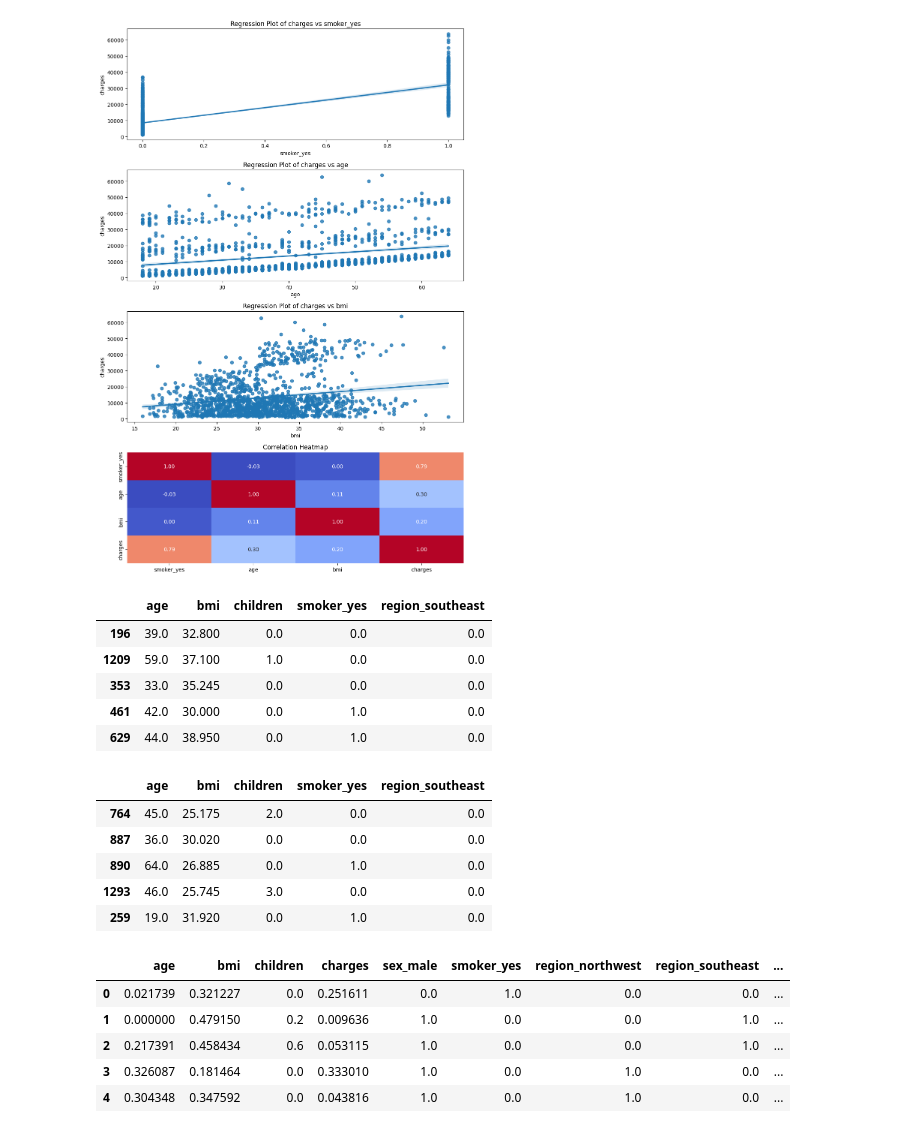
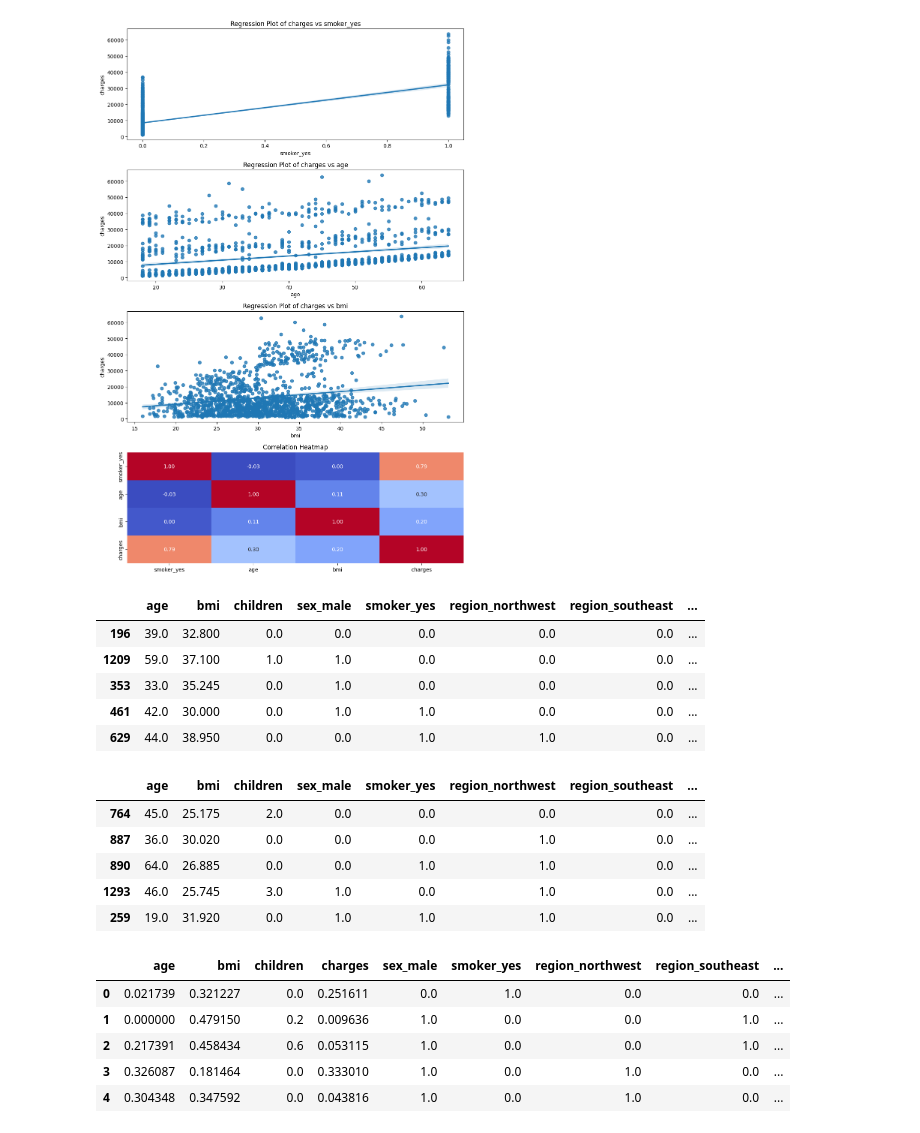
Before and after one commit to Cebm178/linear-regression-project-tutorial, a Jupyter notebook: src/explore.ipynb, the cells around one changed output. Saved outputs shown, nothing was run; the diff lists cells and outputs as text; code cells hidden in the pictures.

```diff
--- a/src/explore.ipynb
+++ b/src/explore.ipynb
@@ -163,47 +165,47 @@ plt.show()
 # %%
 # The target variable is: 'charges'
 target_column = 'charges'
 X = df_encoded.drop(columns=[target_column])
 y = df_encoded[target_column]
 
 # Train-test split
 X_train, X_test, y_train, y_test = train_test_split(X,
                                                     y,
                                                     test_size=0.1,
                                                     random_state=42)
 
 # Feature selection using SelectKBest with f_regression (for regression tasks)
-selection_model = SelectKBest(f_regression, k=5)
+selection_model = SelectKBest(f_regression, k=8)
 selection_model.fit(X_train, y_train)
 
 # Get boolean mask of selected features
 support_mask = selection_model.get_support()
 
 # Get the selected column names from the original DataFrame
 selected_columns = X_train.columns[support_mask]
 
 # Transform the train and test sets to retain only selected features
 X_train = pd.DataFrame(selection_model.transform(X_train), columns=selected_columns, index=X_train.index)
 X_test = pd.DataFrame(selection_model.transform(X_test), columns=selected_columns, index=X_test.index)
 
 # Display the first few rows of selected features in the training set
 X_train.head()
 # %% [output]
-|  | age | bmi | children | smoker_yes | region_southeast |
-| 196 | 39.0 | 32.800 | 0.0 | 0.0 | 0.0 |
-| 1209 | 59.0 | 37.100 | 1.0 | 0.0 | 0.0 |
-| 353 | 33.0 | 35.245 | 0.0 | 0.0 | 0.0 |
-| 461 | 42.0 | 30.000 | 0.0 | 1.0 | 0.0 |
-| 629 | 44.0 | 38.950 | 0.0 | 1.0 | 0.0 |
+|  | age | bmi | children | sex_male | smoker_yes | region_northwest | region_southeast | ... |
+| 196 | 39.0 | 32.800 | 0.0 | 0.0 | 0.0 | 0.0 | 0.0 | ... |
+| 1209 | 59.0 | 37.100 | 1.0 | 1.0 | 0.0 | 0.0 | 0.0 | ... |
+| 353 | 33.0 | 35.245 | 0.0 | 1.0 | 0.0 | 0.0 | 0.0 | ... |
+| 461 | 42.0 | 30.000 | 0.0 | 1.0 | 1.0 | 0.0 | 0.0 | ... |
+| 629 | 44.0 | 38.950 | 0.0 | 0.0 | 1.0 | 1.0 | 0.0 | ... |
 # %%
 X_test.head()
 # %% [output]
-|  | age | bmi | children | smoker_yes | region_southeast |
-| 764 | 45.0 | 25.175 | 2.0 | 0.0 | 0.0 |
-| 887 | 36.0 | 30.020 | 0.0 | 0.0 | 0.0 |
-| 890 | 64.0 | 26.885 | 0.0 | 1.0 | 0.0 |
-| 1293 | 46.0 | 25.745 | 3.0 | 0.0 | 0.0 |
-| 259 | 19.0 | 31.920 | 0.0 | 1.0 | 0.0 |
+|  | age | bmi | children | sex_male | smoker_yes | region_northwest | region_southeast | ... |
+| 764 | 45.0 | 25.175 | 2.0 | 0.0 | 0.0 | 0.0 | 0.0 | ... |
+| 887 | 36.0 | 30.020 | 0.0 | 0.0 | 0.0 | 1.0 | 0.0 | ... |
+| 890 | 64.0 | 26.885 | 0.0 | 0.0 | 1.0 | 1.0 | 0.0 | ... |
+| 1293 | 46.0 | 25.745 | 3.0 | 1.0 | 0.0 | 1.0 | 0.0 | ... |
+| 259 | 19.0 | 31.920 | 0.0 | 1.0 | 1.0 | 1.0 | 0.0 | ... |
 # %%
 # Scale the numerical features
 scaler = MinMaxScaler()
```
Also changed, not shown: parts of 9 cells of this notebook, 1 other file.
